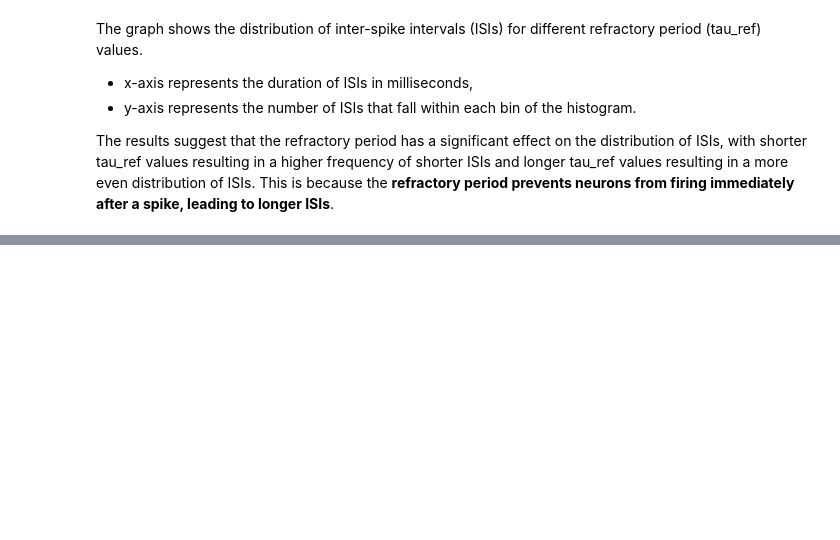
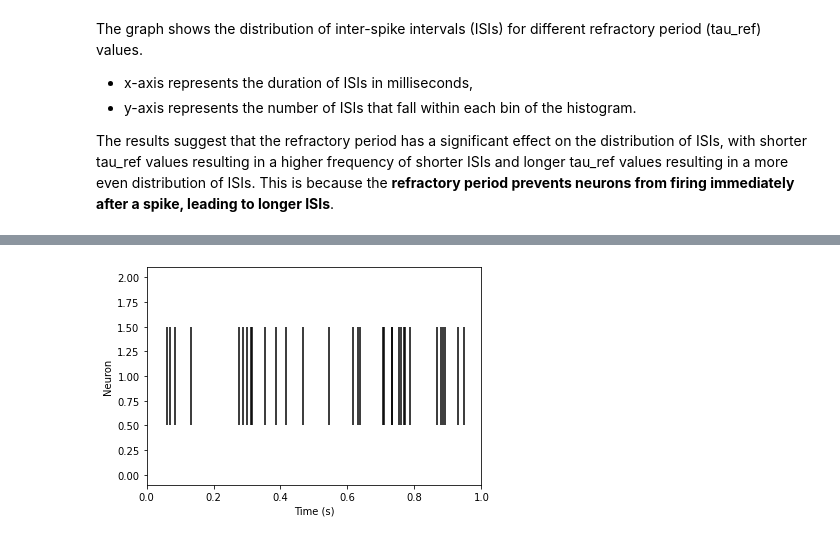
Before and after one commit to SpenBobCat/Computational_Neuroscience, a Jupyter notebook: Copy_of_Computational_Neuroscience_Coursera.ipynb, the cells around one changed output, grey strips where cells are left out. Saved outputs shown, nothing was run; the diff lists cells and outputs as text; code cells hidden in the pictures; blank space fills up the shorter version.

```diff
--- a/Copy_of_Computational_Neuroscience_Coursera.ipynb
+++ b/Copy_of_Computational_Neuroscience_Coursera.ipynb
@@ -212,0 +421,24 @@ The results suggest that the refractory period has a significant effect on the d
+# %%
+import numpy as np
+import matplotlib.pyplot as plt
+
+# Set parameters
+duration = 1.0  # seconds
+rate = 50.0  # Hz
+
+# Generate spike times
+t = 0
+spike_times = []
+while t < duration:
+    t += np.random.exponential(1/rate)
+    if t < duration:
+        spike_times.append(t)
+
+# Plot spike train
+plt.eventplot(spike_times, color='k')
+plt.xlim(0, duration)
+plt.xlabel('Time (s)')
+plt.ylabel('Neuron')
+plt.show()
+# %% [output]
+[figure, added]
```
Also changed, not shown: parts of 21 cells of this notebook.
